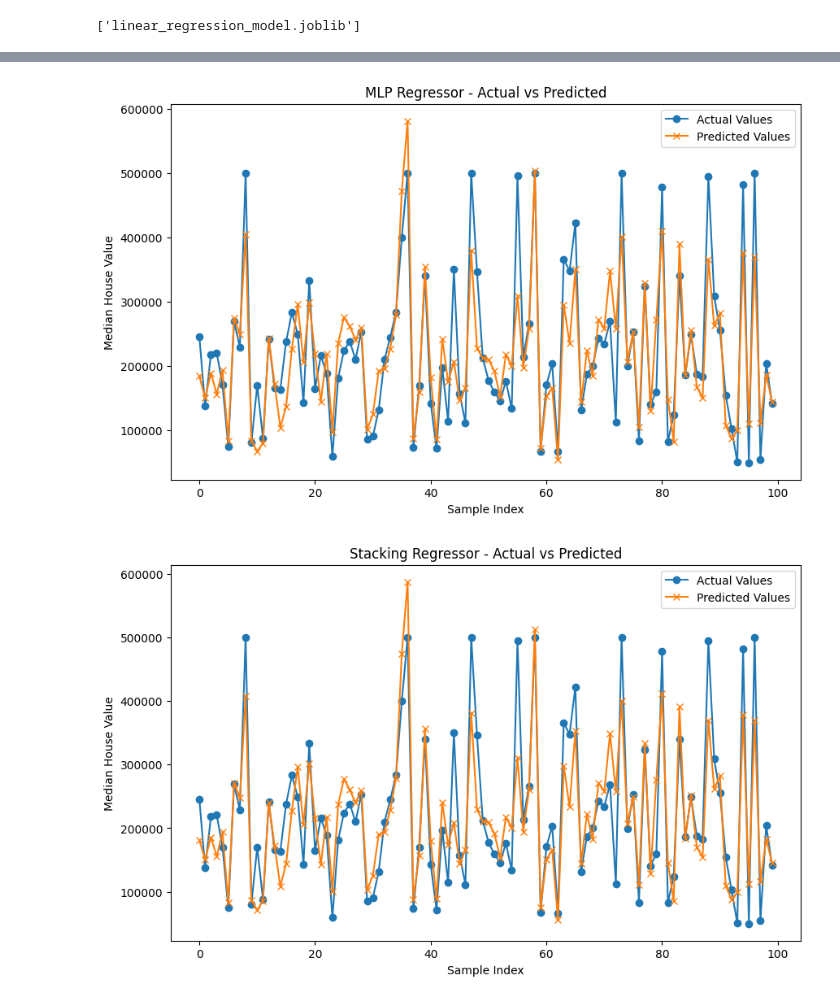
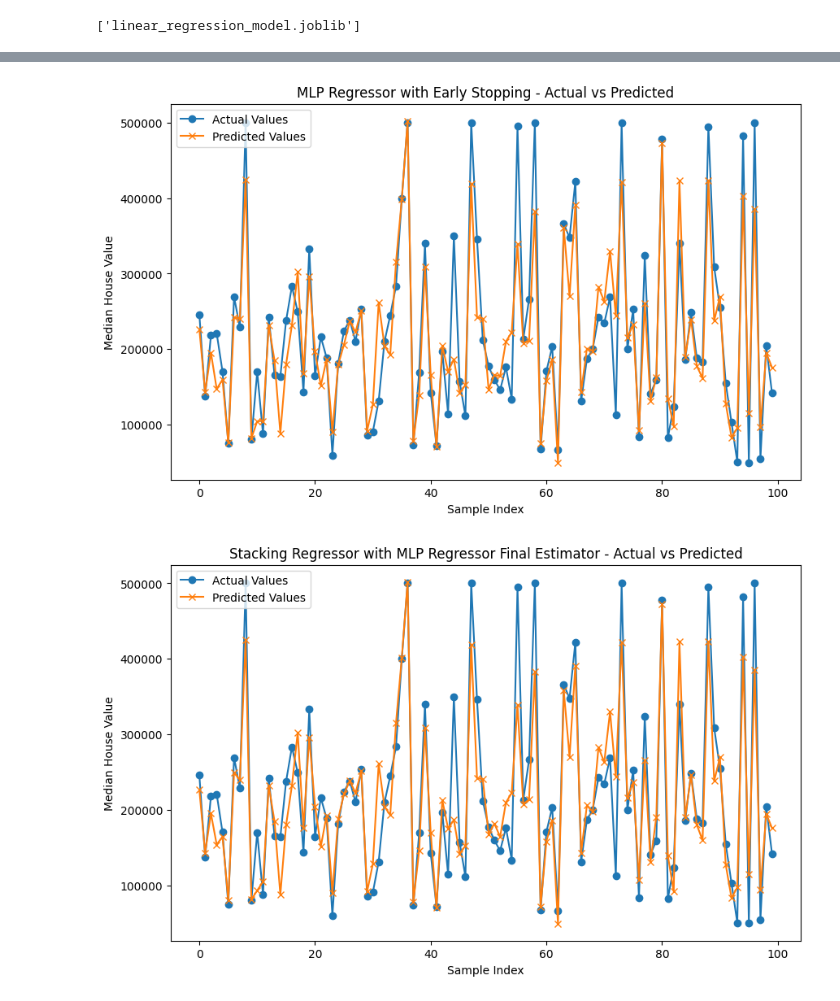
Before and after one commit to quangdungn/California_Housing_Prices, a Jupyter notebook: model.ipynb, the cells around one changed output, grey strips where cells are left out. Drawn from its saved outputs; the diff is of its cells as text; code cells hidden in the pictures.

```diff
--- a/model.ipynb
+++ b/model.ipynb
@@ -75,27 +107,32 @@ Best alpha for Ridge Regression: {'alpha': 10}
 ['ridge_regression_model.joblib']
 # %%
-# 2.3 MLP Regressor với GridSearchCV và sử dụng Early Stopping
+# Khởi tạo mô hình MLP Regressor với các tham số cố định
 mlp = MLPRegressor(
-    max_iter=500,
+    max_iter=2000,
     random_state=42,
     early_stopping=True,
     validation_fraction=0.1,
-    n_iter_no_change=10,
-    tol=1e-4
+    n_iter_no_change=20,
+    tol=1e-5
 )
 
+# Định nghĩa không gian tham số cần tìm kiếm
 parameter_space_mlp = {
-    'hidden_layer_sizes': [(30,), (50,), (50, 30)],
+    'hidden_layer_sizes': [(50,), (100,), (100, 50)],
     'activation': ['tanh', 'relu'],
     'solver': ['adam'],
-    'alpha': [0.01, 0.1, 1],
+    'alpha': [0.0001, 0.001],
     'learning_rate': ['constant', 'adaptive'],
 }
 
-kf = KFold(n_splits=5, shuffle=True, random_state=42)
-mlp_cv = GridSearchCV(mlp, parameter_space_mlp, n_jobs=-1, cv=kf)
+# Sử dụng GridSearchCV để tìm tham số tốt nhất
+mlp_cv = GridSearchCV(mlp, parameter_space_mlp, n_jobs=-1, cv=3)
 mlp_cv.fit(X_train, y_train)
+
+# In ra tham số tốt nhất
 print("\nBest parameters for MLP Regressor:", mlp_cv.best_params_)
+
+# Dự đoán trên tập kiểm tra
 y_pred_mlp = mlp_cv.predict(X_test)
 
 # Lưu mô hình MLP Regressor tốt nhất
@@ -108,6 +145,4 @@ Best parameters for MLP Regressor: {'activation': 'relu', 'alpha': 1, 'hidden_la
 # %%
-# 3. Xây dựng và huấn luyện Stacking Regressor với MLP Regressor làm final_estimator
-
 # Danh sách các mô hình cơ bản (base estimators)
 estimators = [
     ('lr', lr),
@@ -115,18 +150,18 @@ estimators = [
     ('mlp', mlp_cv.best_estimator_)
 ]
 
-# Cấu hình MLP Regressor làm final_estimator với các tham số đã điều chỉnh
+# Cấu hình MLP Regressor làm final_estimator
 final_mlp = MLPRegressor(
-    hidden_layer_sizes=(50, 30),
+    hidden_layer_sizes=(100,),
     activation='relu',
     solver='adam',
-    alpha=0.1,
+    alpha=0.0001,
     learning_rate='adaptive',
-    max_iter=500,
+    max_iter=2000,
     early_stopping=True,
     validation_fraction=0.1,
-    n_iter_no_change=10,
-    tol=1e-4,
+    n_iter_no_change=20,
+    tol=1e-5,
     random_state=42
 )
 
@@ -140,6 +175,8 @@ stacking_regressor_mlp = StackingRegressor(
 
 # Huấn luyện Stacking Regressor
 stacking_regressor_mlp.fit(X_train, y_train)
+
+# Dự đoán trên tập kiểm tra
 y_pred_stack_mlp = stacking_regressor_mlp.predict(X_test)
 
 # Lưu mô hình Stacking Regressor
@@ -204,11 +223,9 @@ plt.show()
 # %%
-# 6. Vẽ biểu đồ so sánh giá trị thực tế và dự đoán
-
 models = {
     'Linear Regression': y_pred_lr,
     'Ridge Regression': y_pred_ridge,
-    'MLP Regressor': y_pred_mlp,
-    'Stacking Regressor': y_pred_stack_mlp
+    'MLP Regressor with Early Stopping': y_pred_mlp,
+    'Stacking Regressor with MLP Regressor Final Estimator': y_pred_stack_mlp
 }
 
 for model_name, y_pred in models.items():
@@ -225,3 +242,3 @@ for model_name, y_pred in models.items():
 [figure]
-[figure, old version]
+[figure, new version]
-[figure, old version]
+[figure, new version]
```
Also changed, not shown: parts of 17 cells of this notebook, 4 other files.
